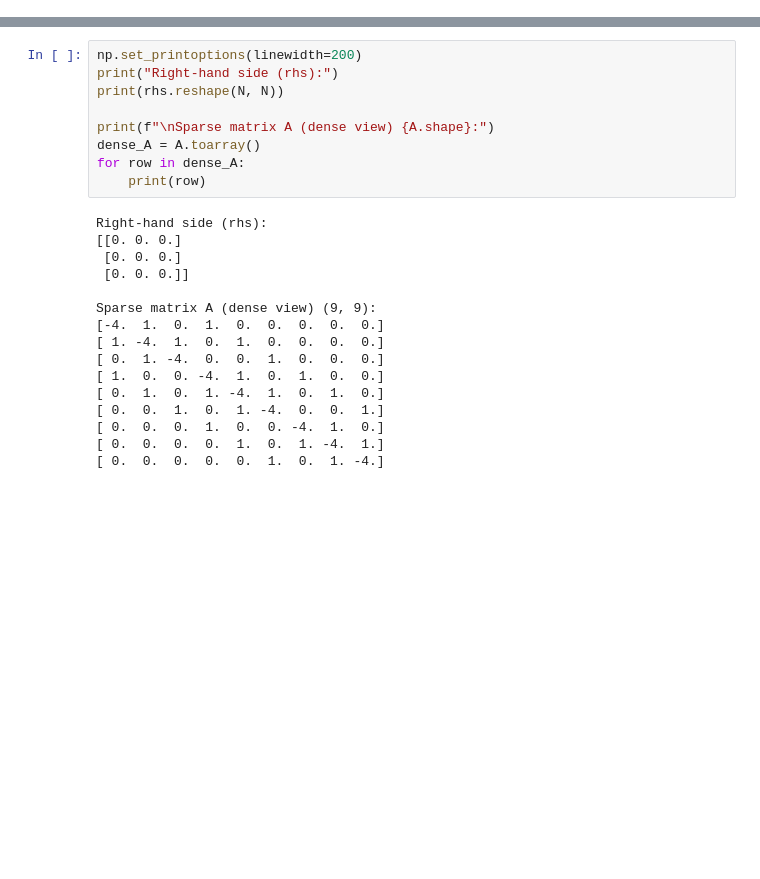
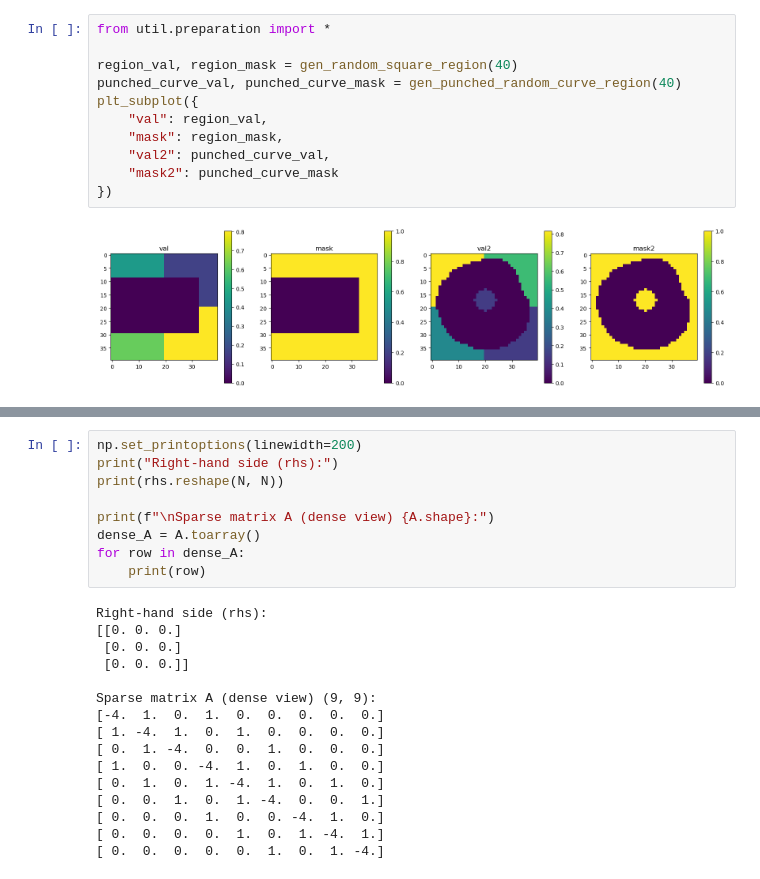
Before and after one commit to kerwin145/UGrid, a Jupyter notebook: playground.ipynb, the cells around one changed output, grey strips where cells are left out. Drawn from its saved outputs; the diff is of its cells as text; blank space fills up the shorter version.

```diff
--- a/playground.ipynb
+++ b/playground.ipynb
@@ -58,3 +101,16 @@ plt_subplot({
+# %%
+from util.preparation import *
+
+region_val, region_mask = gen_random_square_region(40)
+punched_curve_val, punched_curve_mask = gen_punched_random_curve_region(40)
+plt_subplot({
+    "val": region_val,
+    "mask": region_mask,
+    "val2": punched_curve_val,
+    "mask2": punched_curve_mask
+})
+# %% [output]
+[figure, added]
 # %%
 N = 3  # grid size
 bc_mask = np.zeros((N, N), dtype=np.uint8)
```
Also changed, not shown: parts of 8 cells of this notebook, 9 other files.
